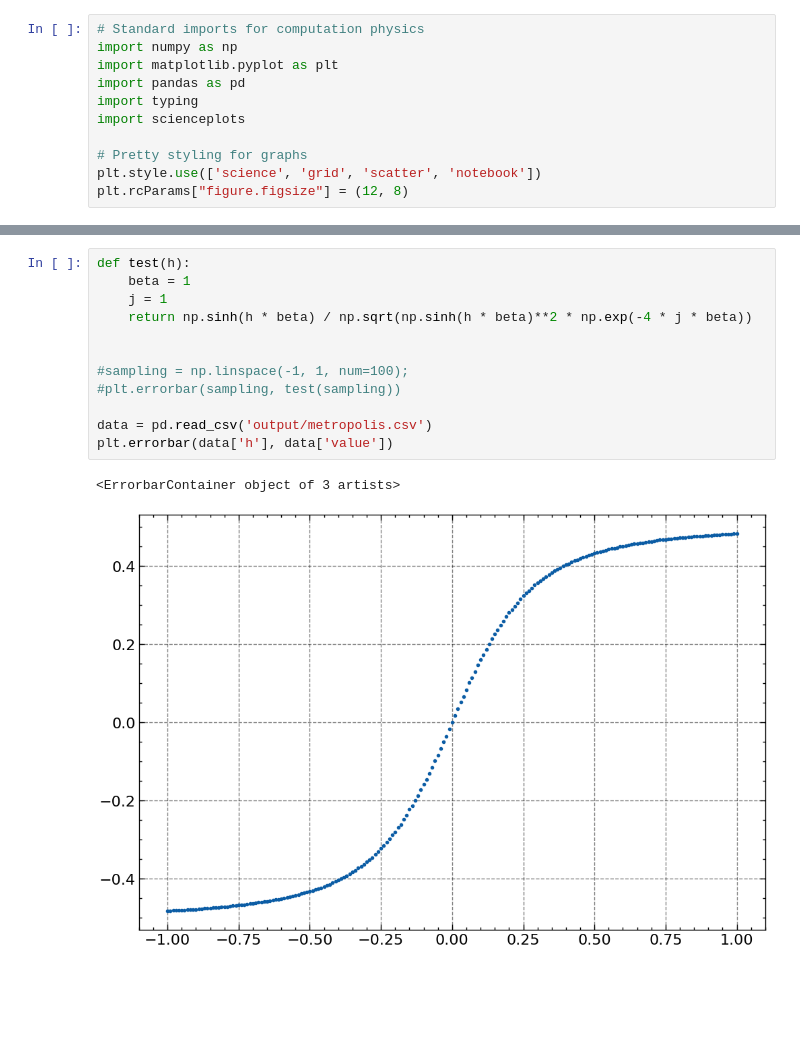
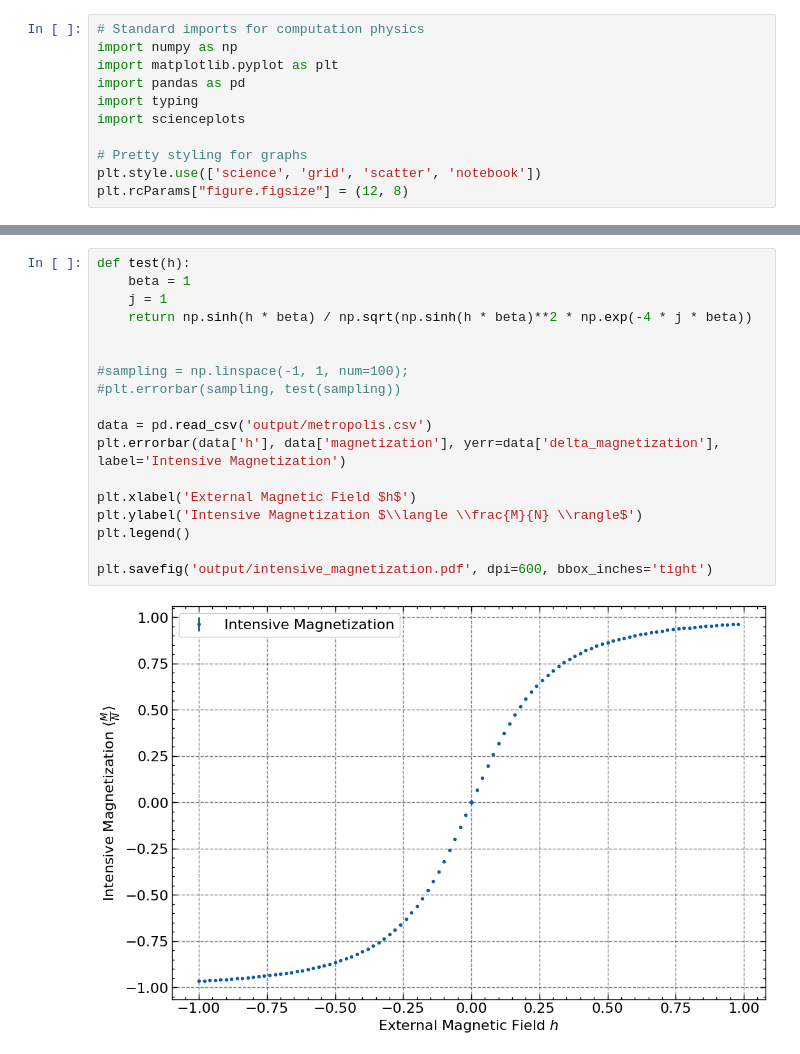
Before and after one commit to lennartvrg/ComputationalPhysics, a Jupyter notebook: 4 - The Ising Model in 1D/Lennart.ipynb, the cells around one changed output, grey strips where cells are left out. Saved outputs shown, nothing was run; the diff lists cells and outputs as text; blank space fills up the shorter version.

```diff
--- a/4 - The Ising Model in 1D/Lennart.ipynb
+++ b/4 - The Ising Model in 1D/Lennart.ipynb
@@ -24,15 +24,20 @@ plt.legend(loc='upper left')
 # %%
 def test(h):
     beta = 1
     j = 1
     return np.sinh(h * beta) / np.sqrt(np.sinh(h * beta)**2 * np.exp(-4 * j * beta))
 
 
 #sampling = np.linspace(-1, 1, num=100);
 #plt.errorbar(sampling, test(sampling))
 
 data = pd.read_csv('output/metropolis.csv')
-plt.errorbar(data['h'], data['value'])
+plt.errorbar(data['h'], data['magnetization'], yerr=data['delta_magnetization'], label='Intensive Magnetization')
+
+plt.xlabel('External Magnetic Field $h$')
+plt.ylabel('Intensive Magnetization $\\langle \\frac{M}{N} \\rangle$')
+plt.legend()
+
+plt.savefig('output/intensive_magnetization.pdf', dpi=600, bbox_inches='tight')
 # %% [output]
-<ErrorbarContainer object of 3 artists>
-[figure, old version]
+[figure, new version]
```
Also changed, not shown: parts of 2 cells of this notebook, 11 other files.
